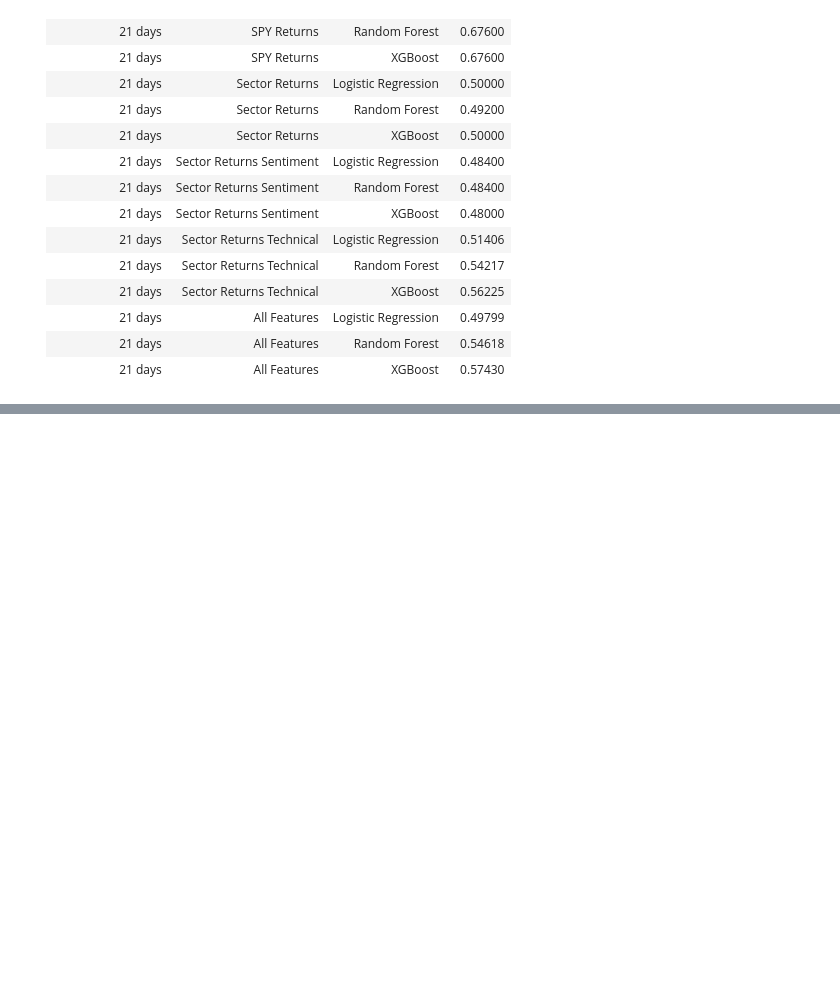
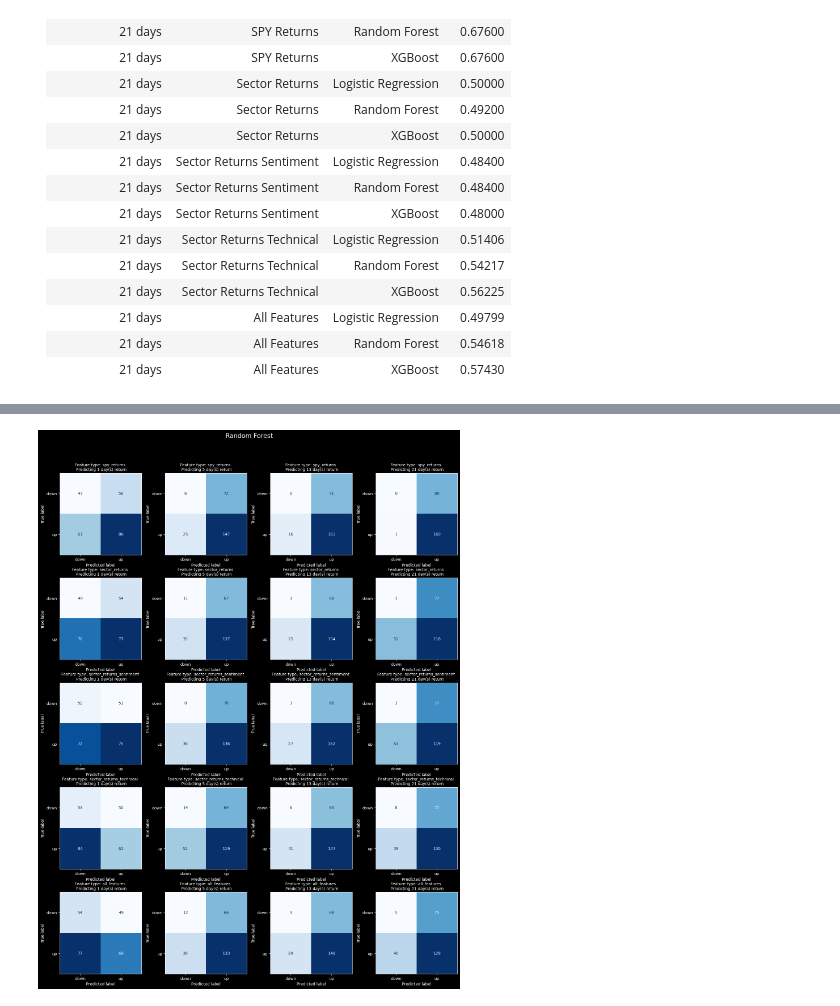
Before and after one commit to nogibjj/Hedgehog, a Jupyter notebook: predict_direction.ipynb, the cells around one changed output, grey strips where cells are left out. Cells and saved outputs as stored; diff of their text form; code cells hidden in the pictures; blank space fills up the shorter version.

```diff
--- a/predict_direction.ipynb
+++ b/predict_direction.ipynb
@@ -165,0 +307,4 @@ Accuracy: 0.57430
+# %%
+plot_all_confusion_matrices(models_key["random_forest"], "Random Forest")
+# %% [output]
+[figure, added]
```
Also changed, not shown: parts of 6 cells of this notebook, 1 other file.
